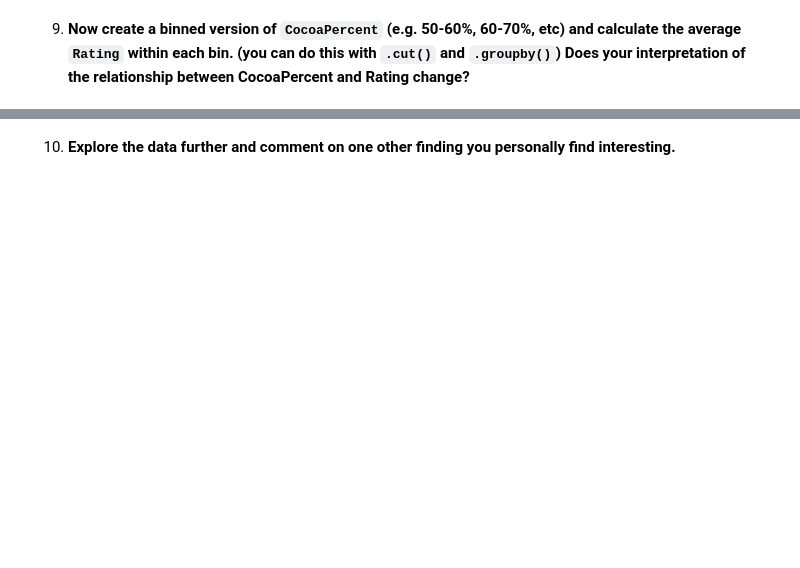
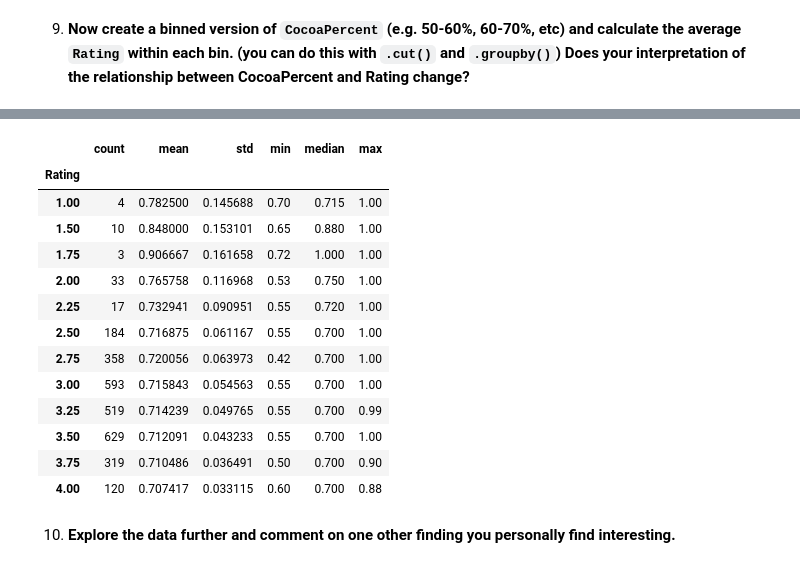
Before and after one commit to chrismji/Datasci-and-Ai-in-Bus, a Jupyter notebook: hw1.ipynb, the cells around one changed output, grey strips where cells are left out. Cells and saved outputs as stored; diff of their text form; code cells hidden in the pictures; blank space fills up the shorter version.

```diff
--- a/hw1.ipynb
+++ b/hw1.ipynb
@@ -121,2 +233,21 @@ dtype: int64
+# %%
+df.groupby(['Rating'])['CocoaPercentFloat'].agg(['count', 'mean', 'std', 'min', 'median', 'max'])
+
+# as you can see the std of cocoa% drops off sharply as the ratings climb
+# %% [output]
+|  | count | mean | std | min | median | max |
+| Rating |  |  |  |  |  |  |
+| 1.00 | 4 | 0.782500 | 0.145688 | 0.70 | 0.715 | 1.00 |
+| 1.50 | 10 | 0.848000 | 0.153101 | 0.65 | 0.880 | 1.00 |
+| 1.75 | 3 | 0.906667 | 0.161658 | 0.72 | 1.000 | 1.00 |
+| 2.00 | 33 | 0.765758 | 0.116968 | 0.53 | 0.750 | 1.00 |
+| 2.25 | 17 | 0.732941 | 0.090951 | 0.55 | 0.720 | 1.00 |
+| 2.50 | 184 | 0.716875 | 0.061167 | 0.55 | 0.700 | 1.00 |
+| 2.75 | 358 | 0.720056 | 0.063973 | 0.42 | 0.700 | 1.00 |
+| 3.00 | 593 | 0.715843 | 0.054563 | 0.55 | 0.700 | 1.00 |
+| 3.25 | 519 | 0.714239 | 0.049765 | 0.55 | 0.700 | 0.99 |
+| 3.50 | 629 | 0.712091 | 0.043233 | 0.55 | 0.700 | 1.00 |
+| 3.75 | 319 | 0.710486 | 0.036491 | 0.50 | 0.700 | 0.90 |
+| 4.00 | 120 | 0.707417 | 0.033115 | 0.60 | 0.700 | 0.88 |
 # %% [markdown]
 10. **Explore the data further and comment on one other finding you personally find interesting.**
```
Also changed, not shown: parts of 14 cells of this notebook.
